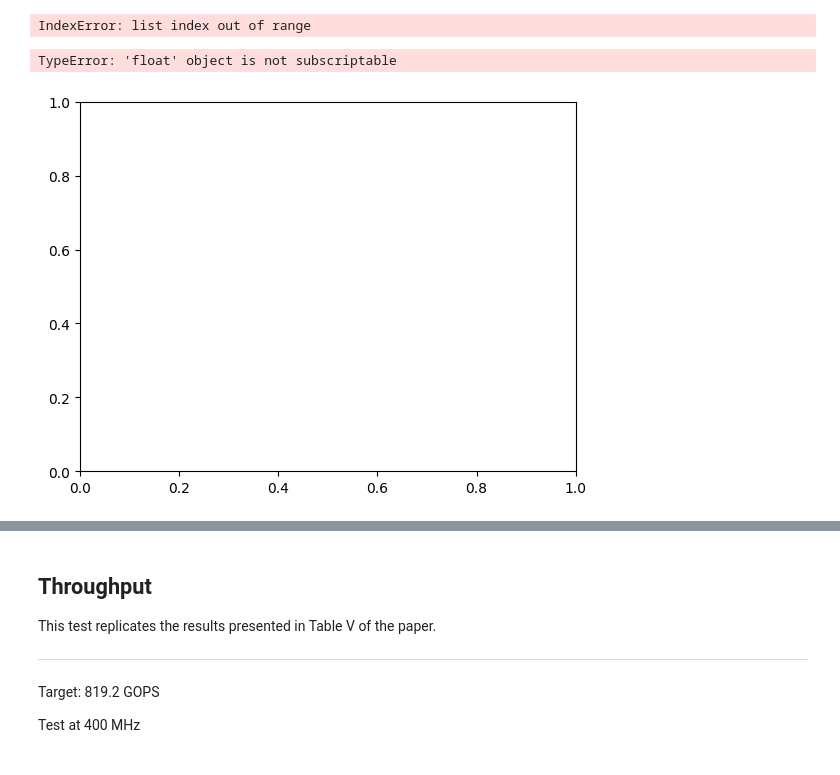
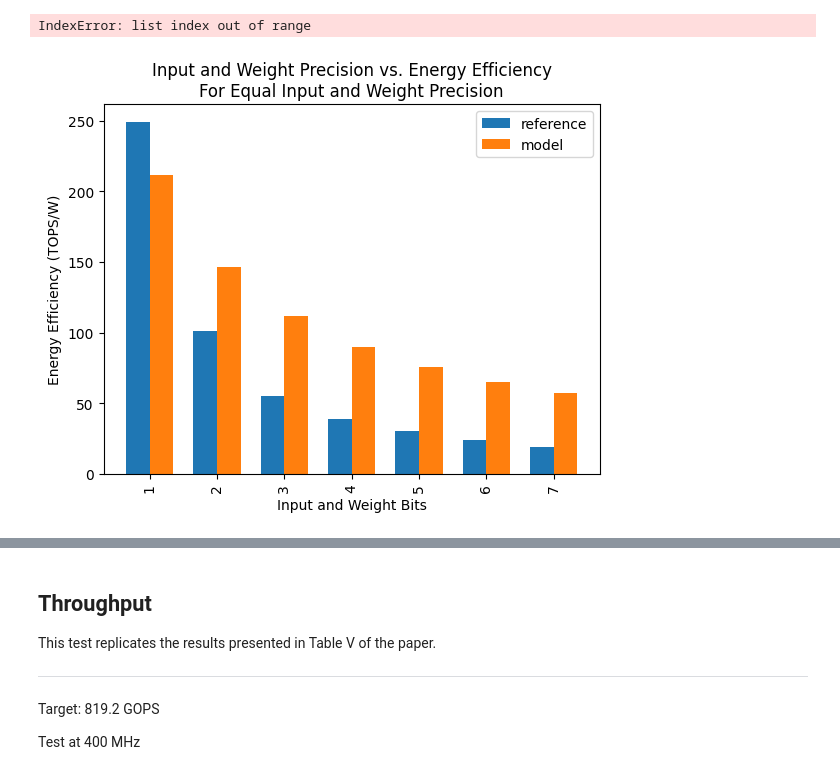
Before and after one commit to linv24/6.5930-project, a Jupyter notebook: workspace/models/arch/1_macro/flexdcim_2025/_guide.ipynb, the cells around one changed output, grey strips where cells are left out. Saved outputs shown, nothing was run; the diff lists cells and outputs as text; code cells hidden in the pictures.

Commit message:
adjustments to the model, simplified version works better with energy efficiency test, not fully calibrated yet

```diff
--- a/workspace/models/arch/1_macro/flexdcim_2025/_guide.ipynb
+++ b/workspace/models/arch/1_macro/flexdcim_2025/_guide.ipynb
@@ -451,40 +277,39 @@ print(results[i].tops_per_w)
 # %% [output]
 IndexError: list index out of range
 # %%
-# EXPECTED_EFFICIENCY_SCALED_INPUT = {
-#     1: 249.1,
-#     2: 101.0,
-#     3: 55.0,
-#     4: 38.5,
-#     5: 30.0,
-#     6: 24.0,
-#     7: 19.0,
-#     8: 13.84,
-# }
+EXPECTED_EFFICIENCY_SCALED_INPUT = {
+    1: 249.1,
+    2: 101.0,
+    3: 55.0,
+    4: 38.5,
+    5: 30.0,
+    6: 24.0,
+    7: 19.0,
+    8: 13.84,
+}
 
-# results = utils.parallel_test(
-#     utils.delayed(utils.quick_run)(
-#         macro=MACRO_NAME,
-#         variables=dict(
-#             MAX_UTILIZATION=True,
-#             INPUT_BITS=i,
-#             WEIGHT_BITS=i,
-#         ),
-#     )
-#     for i in range(1, 8)
-# )
+results = utils.parallel_test(
+    utils.delayed(utils.quick_run)(
+        macro=MACRO_NAME,
+        variables=dict(
+            MAX_UTILIZATION=True,
+            INPUT_BITS=i,
+            WEIGHT_BITS=i,
+        ),
+    )
+    for i in range(1, 8)
+)
 
-# expected_flattened = list(EXPECTED_EFFICIENCY_SCALED_INPUT.values())
-# for r, e in zip(results, expected_flattened):
-#     r.add_compare_ref("tops_per_w", e)
+expected_flattened = list(EXPECTED_EFFICIENCY_SCALED_INPUT.values())
+for r, e in zip(results, expected_flattened):
+    r.add_compare_ref("tops_per_w", e)
 
-# notebook_utils.bar_side_by_side(
-#     {r.variables["WEIGHT_BITS"]: r.tops_per_w for r in results},
-#     # ax=axs[i],
-#     xlabel="Input and Weight Bits",
-#     ylabel="Energy Efficiency (TOPS/W)",
-#     title=f"Input and Weight Precision vs. Energy Efficiency\nFor Equal Input and Weight Precision",
-# )
+notebook_utils.bar_side_by_side(
+    {r.variables["WEIGHT_BITS"]: r.tops_per_w for r in results},
+    # ax=axs[i],
+    xlabel="Input and Weight Bits",
+    ylabel="Energy Efficiency (TOPS/W)",
+    title=f"Input and Weight Precision vs. Energy Efficiency\nFor Equal Input and Weight Precision",
+)
 # %% [output]
-TypeError: 'float' object is not subscriptable
-[figure, old version]
+[figure, new version]
```
Also changed, not shown: parts of 9 cells of this notebook, 4 other files.
